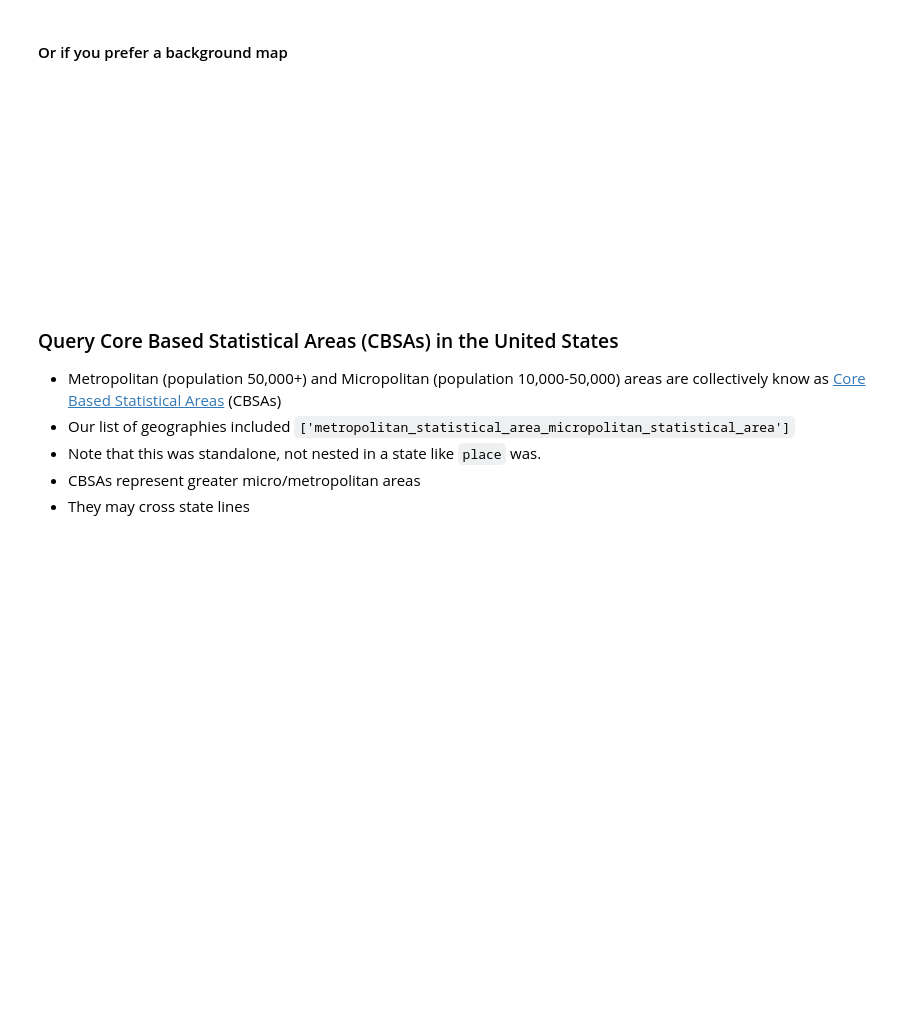
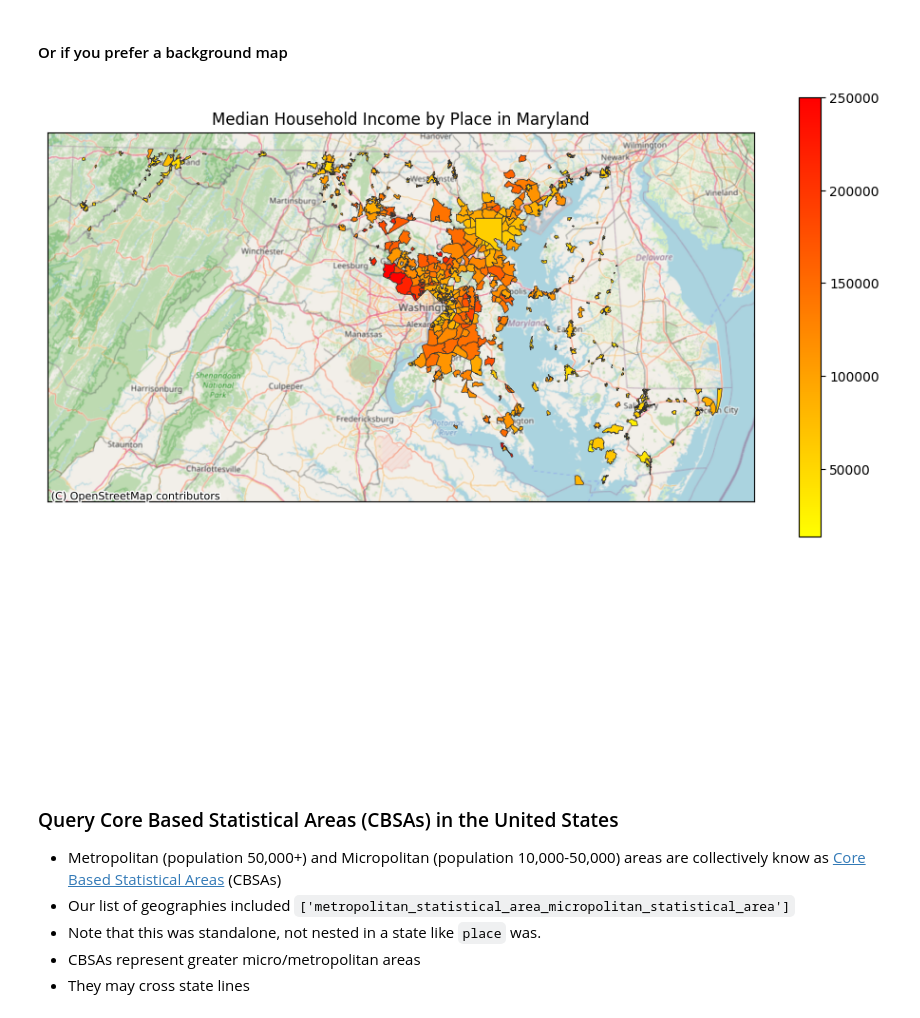
Before and after one commit to censusdis/introduction, a Jupyter notebook: Introduction to censusdis.ipynb, the cells around one changed output. Saved outputs shown, nothing was run; the diff lists cells and outputs as text; code cells hidden in the pictures; blank space fills up the shorter version.

```diff
--- a/Introduction to censusdis.ipynb
+++ b/Introduction to censusdis.ipynb
@@ -836,21 +957,23 @@ _ = ax.set_title("Median Household Income by Place in New Jersey")
 #### Or if you prefer a background map
 # %%
 ax = cem.plot_map(
-    gdf_nj_places,
-    VARIABLE_MEDIAN_AGE,
+    gdf_md_places,
+    VARIABLE_MEDIAN_HOUSEHOLD_INCOME,
 
     cmap='autumn_r',
     edgecolor='#333',
     linewidth=0.5,
 
     figsize=(12, 6),
     legend=True,
 
     # Add a background map from Open Street Maps
     with_background=True
 )
 
-_ = ax.set_title("Median Household Income by Place in New Jersey")
+_ = ax.set_title("Median Household Income by Place in Maryland")
+# %% [output]
+[figure, added]
 # %% [markdown]
 <br/><br/><br/><br/><br/><br/><br/><br/><br/>
 # %% [markdown]
```
Also changed, not shown: parts of 103 cells of this notebook.
